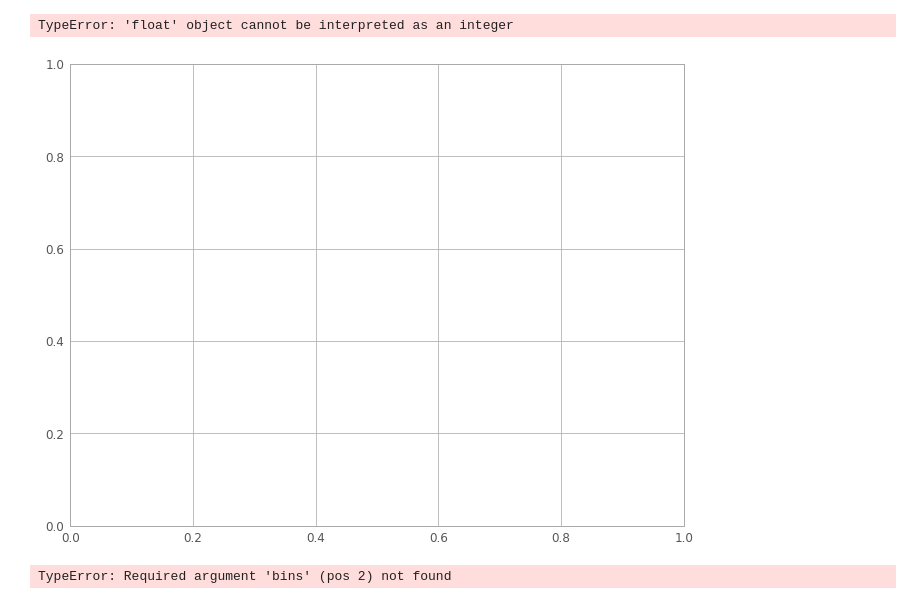
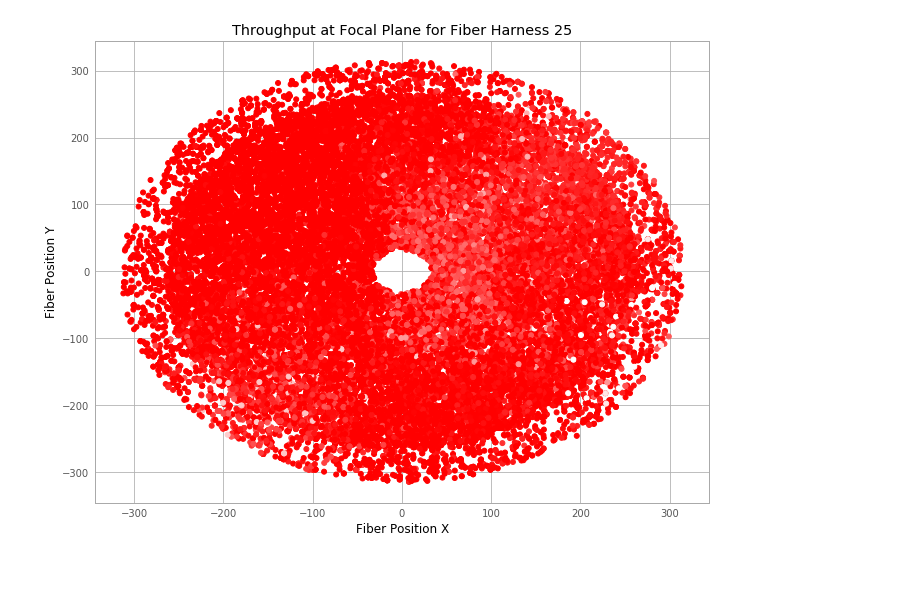
Before and after one commit to ef0441028/Work-112918, a Jupyter notebook: mapping.ipynb, the cells around one changed output. Drawn from its saved outputs; the diff is of its cells as text; code cells hidden in the pictures; blank space fills up the shorter version.

```diff
--- a/mapping.ipynb
+++ b/mapping.ipynb
@@ -86,26 +99,15 @@ plt.scatter(x, y, c=z, s=25, cmap=colormap, norm=normalize)
 # %%
 x = t_25['X']
 y = t_25['Y']
 z = t_25['Throughput']
-total_bins = 10
 fig,ax = plt.subplots(1,1)
 fig.set_size_inches(11,8.5)
-bins = np.geomspace(z.min(0.001), z.max(1.5), total_bins)
+plt.xlabel('Fiber Position X')
+plt.ylabel('Fiber Position Y')
+plt.title('Throughput at Focal Plane for Fiber Harness 25')
 colormap = plt.cm.bwr #or any other colormap
 normalize = matplotlib.colors.Normalize(vmin=-1, vmax=1)
-plt.scatter(x, y, c=z, s=25, cmap=colormap, norm=normalize)
+plt.scatter(x, y, c=z, s=25, cmap=colormap, norm=normalize);
+fig.savefig('plot25.jpg')
 # %% [output]
-TypeError: 'float' object cannot be interpreted as an integer
-[figure, old version]
+[figure, new version]
-# %%
-import numpy as np
-
-chl  = np.array('t_21')
-
-bins = np.array([0,50,100,150,200,250])
-
-A = np.vstack((np.digitize, chl)).T
-
-res = {bins[int(i)]: np.mean(A[A[:, 0] == i, 1]) for i in np.unique(A[:, 0])}
-# %% [output]
-TypeError: Required argument 'bins' (pos 2) not found
```
Also changed, not shown: parts of 7 cells of this notebook, 2 other files.
